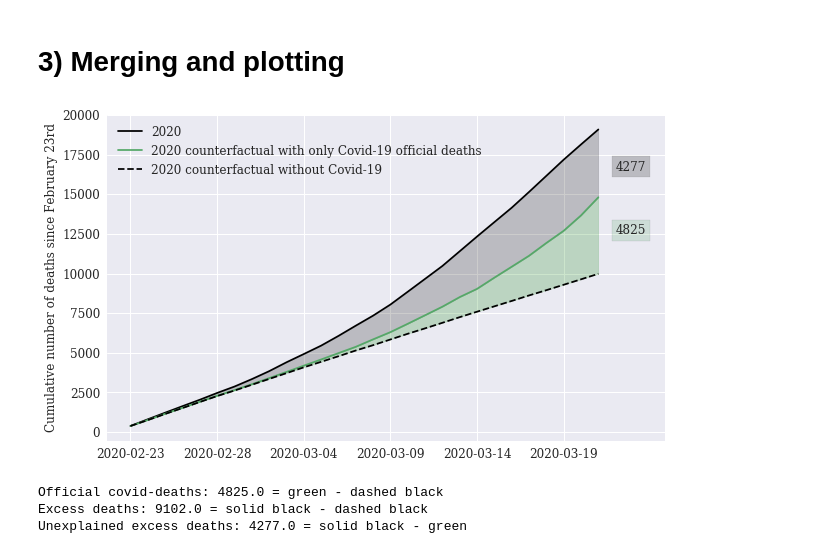
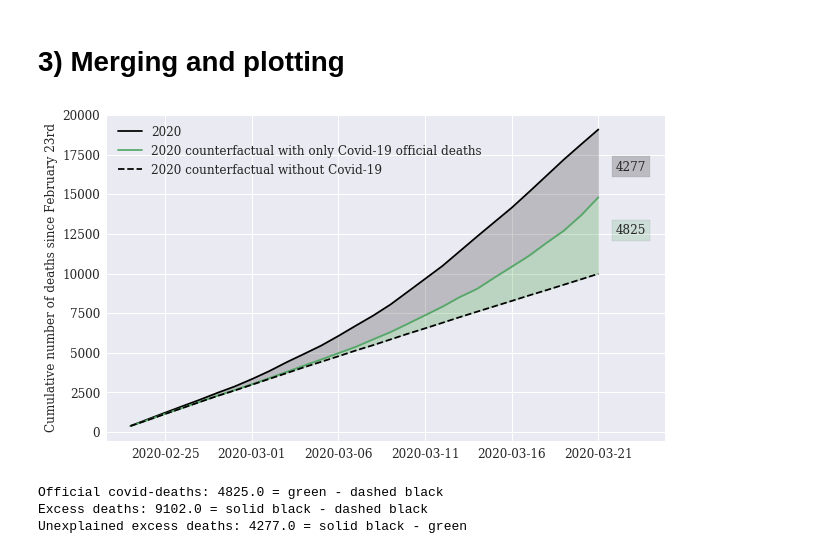
Before and after one commit to sebastianhohmann/covid19_total_death, a Jupyter notebook: italy/ISTAT_counterfactual.ipynb, the cells around one changed output. Drawn from its saved outputs; the diff is of its cells as text; code cells hidden in the pictures.

Commit message:
updated ITA graph tickmarks include end

```diff
--- a/italy/ISTAT_counterfactual.ipynb
+++ b/italy/ISTAT_counterfactual.ipynb
@@ -16,7 +16,7 @@ This notebook shows how to construct the number of excess deaths (relative to a
 # %% [markdown]
 # 1) Processing the ISTAT data
 # %%
-df = pd.read_csv('../../repos/covid19_total_death/italy/ISTAT_data/dati-comunali-giornalieri-1/comune_giorno.zip',
+df = pd.read_csv('./ISTAT_data/dati-comunali-giornalieri-1/comune_giorno.zip',
                  encoding = "ISO-8859-1")
 df = df[['COD_PROVCOM', 'GE'] + ['TOTALE_{}'.format(yr) for yr in range(15,21)]] \
         [df.TOTALE_20 < 9999].reset_index(drop=True).copy(deep=True)
@@ -83,7 +83,7 @@ df = df[['date', '2020', 'counterfactual_2020']].copy(deep=True)
 # %% [markdown]
 # 2) Processing the official covid data from protezione civile
 # %%
-official = pd.read_csv('../../repos/covid19_total_death/italy/COVID_protezione_civile_data/dati-regioni/dpc-covid19-ita-regioni.csv')[['data', 'deceduti']]
+official = pd.read_csv('./COVID_protezione_civile_data/dati-regioni/dpc-covid19-ita-regioni.csv')[['data', 'deceduti']]
 # %%
 official['aux'] = official['data'].astype('str').str[:10]
 official['date'] = pd.to_datetime(official['aux'] , format='%Y%m%d', errors='ignore')
@@ -119,36 +119,36 @@ ax.plot(df.index,
         label='2020 counterfactual without Covid-19',
         color='black',
         linestyle = '--')
-ax.set_xticks(df.index[[0,5,10,15,20,25]])
+ax.set_xticks(df.index[[2,7,12,17,22,27]])
 ax.fill_between(df.index, df['2020'], df['counterfactual_2020_covid'], color='black', alpha='0.2')
 ax.fill_between(df.index, df['counterfactual_2020_covid'], df['counterfactual_2020'], color='green', alpha='0.2')
 
 ax.set_ylabel('Cumulative number of deaths since February 23rd',size=12)
 ax.tick_params(axis='both', which='major', labelsize=12)
 
 ax.legend(loc='upper left',
           fontsize=12)
 
 plot_margin = 2.5
 
 x0, x1, y0, y1 = plt.axis()
 plt.axis((x0,
           x1 + plot_margin,
           y0,
           y1))
 
 plt.text(28, 12500, '{}'.format(int(round(df.iloc[-1, 2] - df.iloc[-1, 1]))),
          bbox=dict(facecolor=palette[1], alpha=0.2), size=12)
 
 
 plt.text(28, 16500, '{}'.format(int(round(df.iloc[-1, 0] - df.iloc[-1, 2]))),
          bbox=dict(facecolor='black', alpha=0.2), size=12)
 
 plt.show()
 
-f.savefig('_italy.png', bbox_inches='tight', dpi=100)
+f.savefig('_italy.pdf', bbox_inches='tight', dpi=100)
 # %% [output]
-[figure, old version]
+[figure, new version]
 # %%
 print('Official covid-deaths: {} = green - dashed black'.format(round(df.iloc[-1, 2] - df.iloc[-1, 1])))
 print('Excess deaths: {} = solid black - dashed black'.format(round(df.iloc[-1, 0] - df.iloc[-1, 1])))
```
